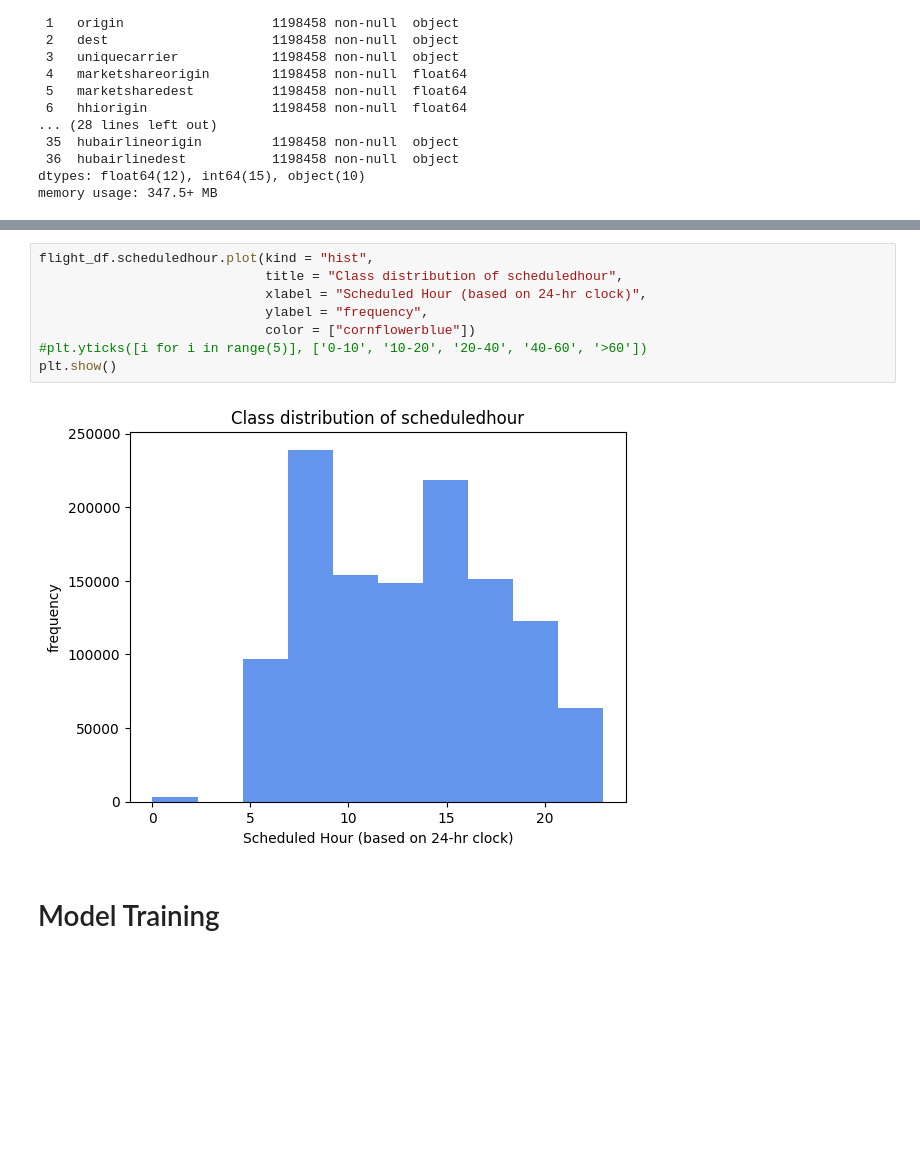
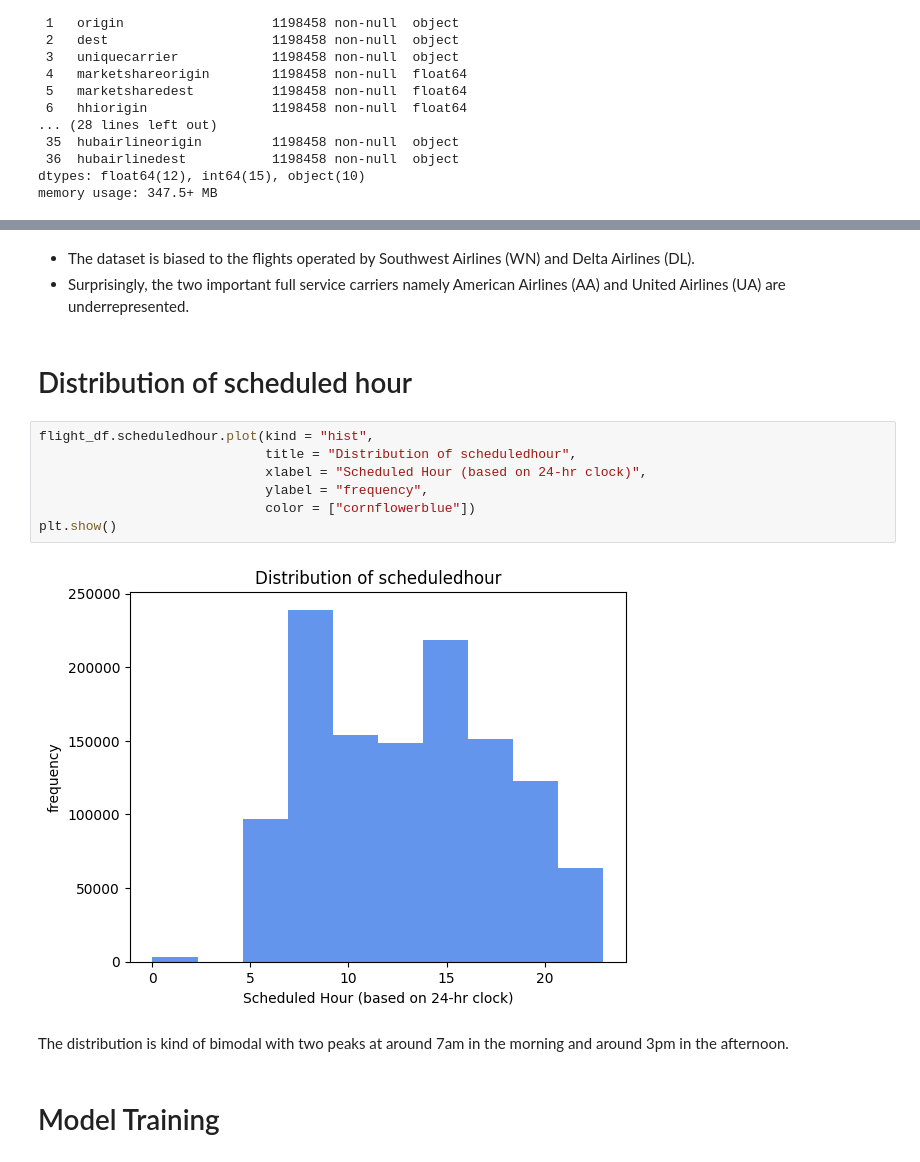
Before and after one commit to Gaurav0502/flight-delay-prediction, a Jupyter notebook: main.ipynb, the cells around one changed output, grey strips where cells are left out. Cells and saved outputs as stored; diff of their text form; blank space fills up the shorter version.

```diff
--- a/main.ipynb
+++ b/main.ipynb
@@ -443,16 +447,22 @@ flight_df.uniquecarrier.value_counts().sort_values().plot(kind = "barh",
 plt.show()
 # %% [output]
 [figure]
+# %% [markdown]
+- The dataset is biased to the flights operated by Southwest Airlines (WN) and Delta Airlines (DL).
+- Surprisingly, the two important full service carriers namely American Airlines (AA) and United Airlines (UA) are underrepresented.
+# %% [markdown]
+# Distribution of scheduled hour
 # %%
 flight_df.scheduledhour.plot(kind = "hist",
-                             title = "Class distribution of scheduledhour",
+                             title = "Distribution of scheduledhour",
                              xlabel = "Scheduled Hour (based on 24-hr clock)",
                              ylabel = "frequency",
                              color = ["cornflowerblue"])
-#plt.yticks([i for i in range(5)], ['0-10', '10-20', '20-40', '40-60', '>60'])
 plt.show()
 # %% [output]
-[figure, old version]
+[figure, new version]
+# %% [markdown]
+The distribution is kind of bimodal with two peaks at around 7am in the morning and around 3pm in the afternoon.
 # %% [markdown]
 # Model Training
 # %%
```
Also changed, not shown: parts of 7 cells of this notebook.
